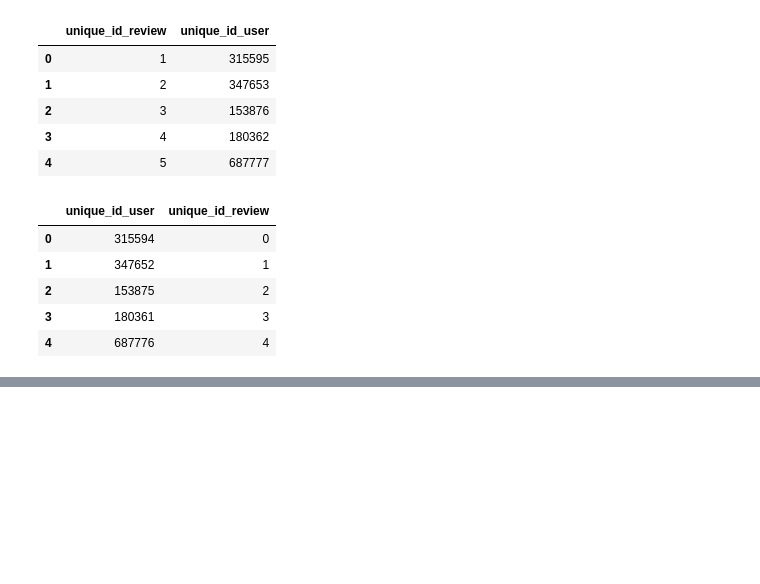
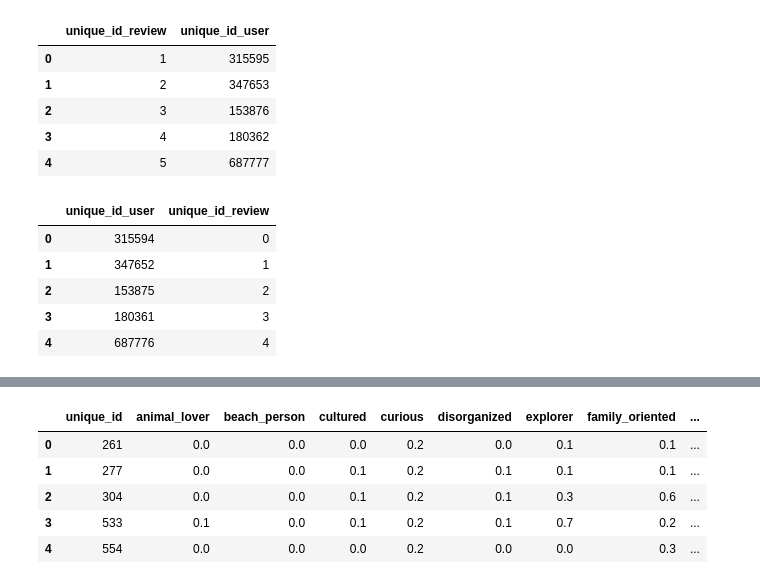
Before and after one commit to lilymart/Dooway_GNN, a Jupyter notebook: src/data_preprocessing/data_inspection.ipynb, the cells around one changed output, grey strips where cells are left out. Saved outputs shown, nothing was run; the diff lists cells and outputs as text; code cells hidden in the pictures; blank space fills up the shorter version.

```diff
--- a/src/data_preprocessing/data_inspection.ipynb
+++ b/src/data_preprocessing/data_inspection.ipynb
@@ -283,0 +333,10 @@ df_gt.head()
+# %%
+prova = pd.read_parquet(os.path.join(base_dir, "original_data", "review_llm.parquet"))
+prova.head()
+# %% [output]
+|  | unique_id | animal_lover | beach_person | cultured | curious | disorganized | explorer | family_oriented | ... |
+| 0 | 261 | 0.0 | 0.0 | 0.0 | 0.2 | 0.0 | 0.1 | 0.1 | ... |
+| 1 | 277 | 0.0 | 0.0 | 0.1 | 0.2 | 0.1 | 0.1 | 0.1 | ... |
+| 2 | 304 | 0.0 | 0.0 | 0.1 | 0.2 | 0.1 | 0.3 | 0.6 | ... |
+| 3 | 533 | 0.1 | 0.0 | 0.1 | 0.2 | 0.1 | 0.7 | 0.2 | ... |
+| 4 | 554 | 0.0 | 0.0 | 0.0 | 0.2 | 0.0 | 0.0 | 0.3 | ... |
```
Also changed, not shown: parts of 7 cells of this notebook, 14 other files.
